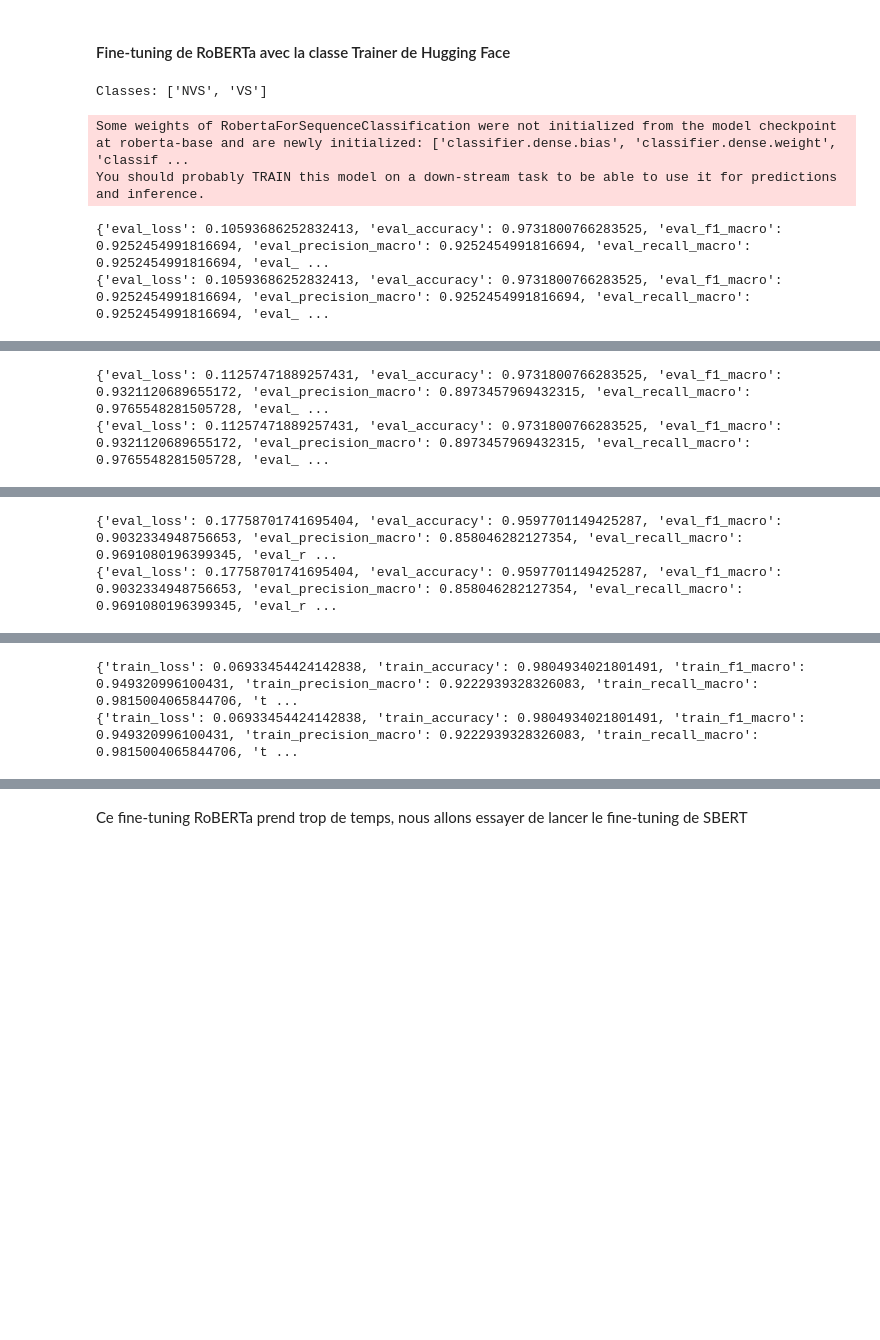
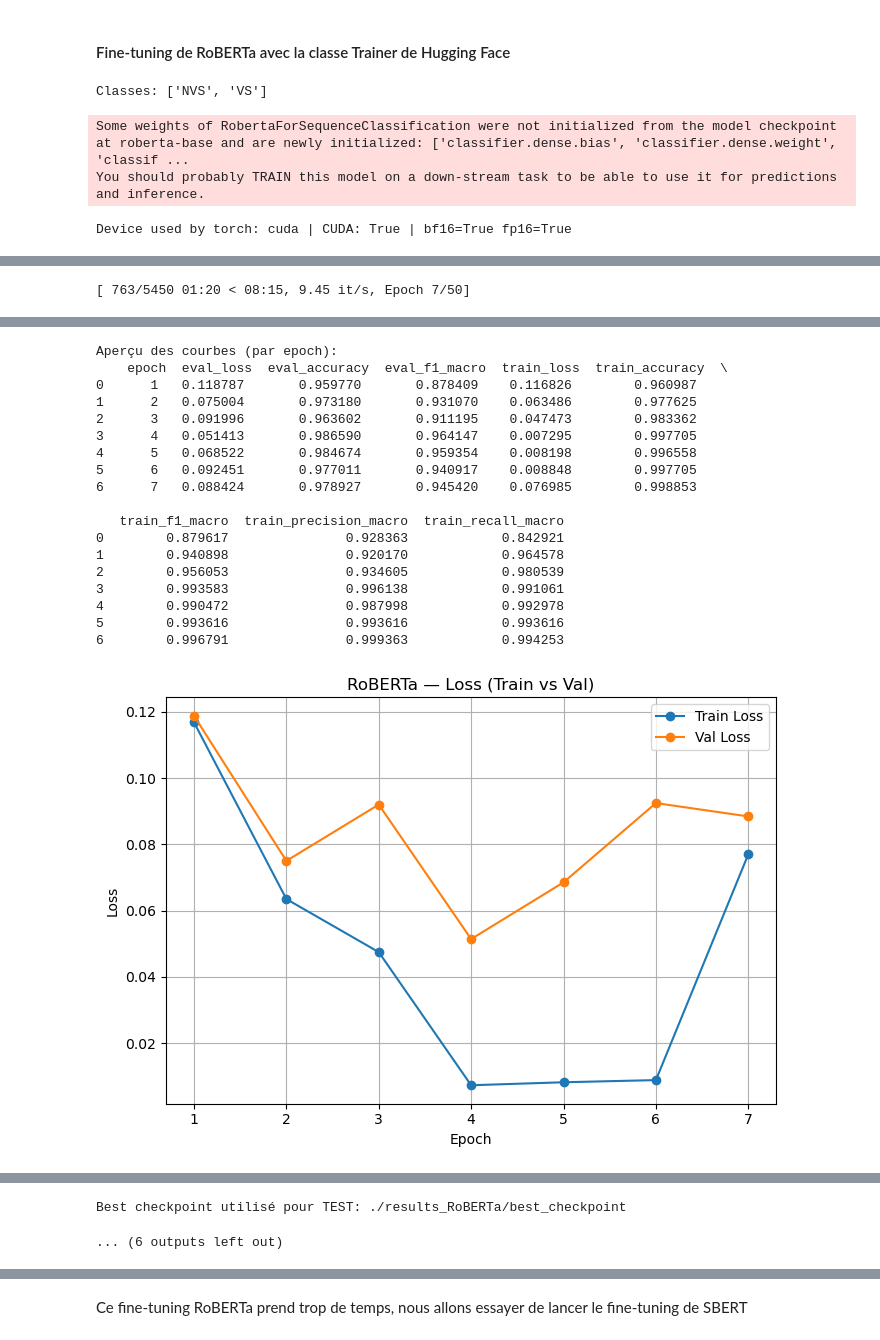
Before and after one commit to rosalie0309/Projet_SURSY, a Jupyter notebook: Phase2/fine_tuning_classification_experiementations.ipynb, the cells around one changed output, grey strips where cells are left out. Drawn from its saved outputs; the diff is of its cells as text; code cells hidden in the pictures; blank space fills up the shorter version.

```diff
--- a/Phase2/fine_tuning_classification_experiementations.ipynb
+++ b/Phase2/fine_tuning_classification_experiementations.ipynb
@@ -5,7 +5,7 @@ SBERT, RoBERTa
 # %%
 import pandas as pd
 
-data = pd.read_csv("data/data_classification_2.csv", keep_default_na=False)
+data = pd.read_csv("./data/data_final_phase2_private.csv", keep_default_na=False)
 
 data.head()
 # %% [output]
@@ -43,6 +43,7 @@ SEED = 42
 np.random.seed(SEED)
 torch.manual_seed(SEED)
 
+
 # =========================
 # 1) Données + indices figés
 # =========================
@@ -50,7 +51,8 @@ idx_train = np.load("splits_idx_train.npy")
 idx_val   = np.load("splits_idx_val.npy")
 idx_test  = np.load("splits_idx_test.npy")
 
-# <<< IMPORTANT : données brutes >>>
+
+# On utilise les textes brutes
 X_all = data["text"].astype(str).to_numpy()
 y_all = data["type_article"].to_numpy()
 
@@ -73,7 +75,20 @@ y_train, y_val, y_test = y_enc[idx_train], y_enc[idx_val], y_enc[idx_test]
 # =========================
 model_name = "roberta-base"
 tokenizer = AutoTokenizer.from_pretrained(model_name, use_fast=True)
-model = AutoModelForSequenceClassification.from_pretrained(model_name, num_labels=num_classes)
+
+use_bf16 = torch.cuda.is_available() and torch.cuda.is_bf16_supported()
+device = torch.device("cuda" if torch.cuda.is_available() else "cpu")
+try:
+    torch.set_float32_matmul_precision("high")
+except Exception:
+    pass
+
+model = AutoModelForSequenceClassification.from_pretrained(
+    model_name,
+    num_labels=num_classes,
+    torch_dtype=(torch.bfloat16 if use_bf16 else None),
+).to(device)
+
 
 # =========================
 # 5) Dataset PyTorch (robuste aux NaN)
@@ -205,22 +220,29 @@ class TrainEvalCallback(TrainerCallback):
 # =========================
 training_args = TrainingArguments(
     output_dir="./results_RoBERTa",
-    num_train_epochs=50,                 # large, l'early stop coupera
+    num_train_epochs=50,                 # ton early stop coupera
     per_device_train_batch_size=16,
     per_device_eval_batch_size=64,
-    evaluation_strategy="epoch",         # si non supporté, nos callbacks couvrent le besoin
-    save_strategy="epoch",
-    load_best_model_at_end=False,        # on gère le "best" nous-mêmes (best_checkpoint)
-    metric_for_best_model="eval_loss",   # ou "eval_f1_macro"
-    greater_is_better=False,             # True si "eval_f1_macro"
+
+    # --- on RETIRE evaluation_strategy/save_strategy/logging_strategy ---
     logging_dir="./logs_RoBERTa",
-    logging_strategy="epoch",
+
+    # OK sur toutes les versions récentes ; si une clé pose souci, commente-la
     report_to="none",
     save_total_limit=3,
     seed=SEED,
-    dataloader_pin_memory=False,         # évite le warning CPU
-    # fp16=True,                         # à activer si GPU FP16 dispo
+
+    # GPU-friendly
+    dataloader_pin_memory=True,
+    dataloader_num_workers=4,
+    gradient_checkpointing=True,
+    bf16=use_bf16,                       # Ada -> True
+    fp16=not use_bf16,                   # fallback
+    gradient_accumulation_steps=1,
+
+    logging_steps=100,
 )
+
 
 trainer = Trainer(
     model=model,
@@ -239,6 +261,7 @@ trainer.add_callback(TrainEvalCallback(trainer, train_ds))
 # =========================
 # 9) Entraînement
 # =========================
+print(f"Device used by torch: {device} | CUDA: {torch.cuda.is_available()} | bf16={use_bf16} fp16={use_bf16}")
 trainer.train()
 
 # =========================
@@ -358,5 +381,4 @@ print("\nTerminé. Courbes + meilleur modèle sauvegardés.")
 Classes: ['NVS', 'VS']
 Some weights of RobertaForSequenceClassification were not initialized from the model checkpoint at roberta-base and are newly initialized: ['classifier.dense.bias', 'classifier.dense.weight', 'classif ...
 You should probably TRAIN this model on a down-stream task to be able to use it for predictions and inference.
-{'eval_loss': 0.10593686252832413, 'eval_accuracy': 0.9731800766283525, 'eval_f1_macro': 0.9252454991816694, 'eval_precision_macro': 0.9252454991816694, 'eval_recall_macro': 0.9252454991816694, 'eval_ ...
-{'eval_loss': 0.10593686252832413, 'eval_accuracy': 0.9731800766283525, 'eval_f1_macro': 0.9252454991816694, 'eval_precision_macro': 0.9252454991816694, 'eval_recall_macro': 0.9252454991816694, 'eval_ ...
+Device used by torch: cuda | CUDA: True | bf16=True fp16=True
@@ -365,2 +401 @@ You should probably TRAIN this model on a down-stream task to be able to use it
-{'eval_loss': 0.11257471889257431, 'eval_accuracy': 0.9731800766283525, 'eval_f1_macro': 0.9321120689655172, 'eval_precision_macro': 0.8973457969432315, 'eval_recall_macro': 0.9765548281505728, 'eval_ ...
-{'eval_loss': 0.11257471889257431, 'eval_accuracy': 0.9731800766283525, 'eval_f1_macro': 0.9321120689655172, 'eval_precision_macro': 0.8973457969432315, 'eval_recall_macro': 0.9765548281505728, 'eval_ ...
+[ 763/5450 01:20 < 08:15, 9.45 it/s, Epoch 7/50]
@@ -369,2 +434,19 @@ You should probably TRAIN this model on a down-stream task to be able to use it
-{'eval_loss': 0.17758701741695404, 'eval_accuracy': 0.9597701149425287, 'eval_f1_macro': 0.9032334948756653, 'eval_precision_macro': 0.858046282127354, 'eval_recall_macro': 0.9691080196399345, 'eval_r ...
-{'eval_loss': 0.17758701741695404, 'eval_accuracy': 0.9597701149425287, 'eval_f1_macro': 0.9032334948756653, 'eval_precision_macro': 0.858046282127354, 'eval_recall_macro': 0.9691080196399345, 'eval_r ...
+Aperçu des courbes (par epoch):
+    epoch  eval_loss  eval_accuracy  eval_f1_macro  train_loss  train_accuracy  \
+0      1   0.118787       0.959770       0.878409    0.116826        0.960987
+1      2   0.075004       0.973180       0.931070    0.063486        0.977625
+2      3   0.091996       0.963602       0.911195    0.047473        0.983362
+3      4   0.051413       0.986590       0.964147    0.007295        0.997705
+4      5   0.068522       0.984674       0.959354    0.008198        0.996558
+5      6   0.092451       0.977011       0.940917    0.008848        0.997705
+6      7   0.088424       0.978927       0.945420    0.076985        0.998853
+
+   train_f1_macro  train_precision_macro  train_recall_macro
+0        0.879617               0.928363            0.842921
+1        0.940898               0.920170            0.964578
+2        0.956053               0.934605            0.980539
+3        0.993583               0.996138            0.991061
+4        0.990472               0.987998            0.992978
+5        0.993616               0.993616            0.993616
+6        0.996791               0.999363            0.994253
+[figure, added]
@@ -371,2 +455,2 @@ You should probably TRAIN this model on a down-stream task to be able to use it
-{'train_loss': 0.06933454424142838, 'train_accuracy': 0.9804934021801491, 'train_f1_macro': 0.949320996100431, 'train_precision_macro': 0.9222939328326083, 'train_recall_macro': 0.9815004065844706, 't ...
-{'train_loss': 0.06933454424142838, 'train_accuracy': 0.9804934021801491, 'train_f1_macro': 0.949320996100431, 'train_precision_macro': 0.9222939328326083, 'train_recall_macro': 0.9815004065844706, 't ...
+Best checkpoint utilisé pour TEST: ./results_RoBERTa/best_checkpoint
+... (6 outputs left out)
```
Also changed, not shown: parts of 4 cells of this notebook, 1 other file.
